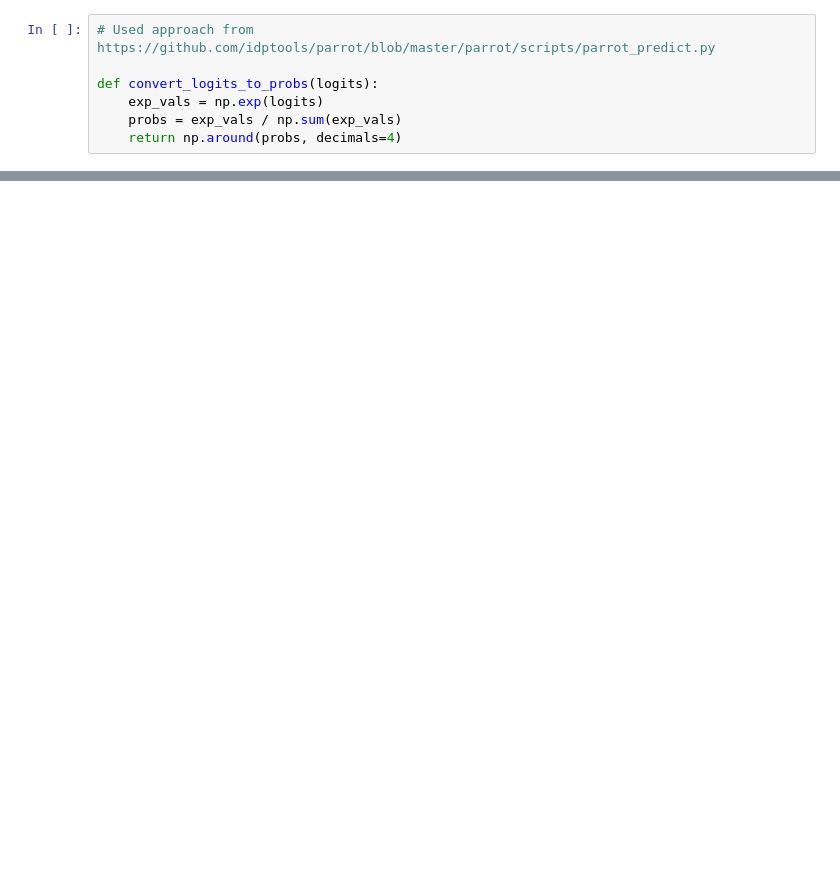
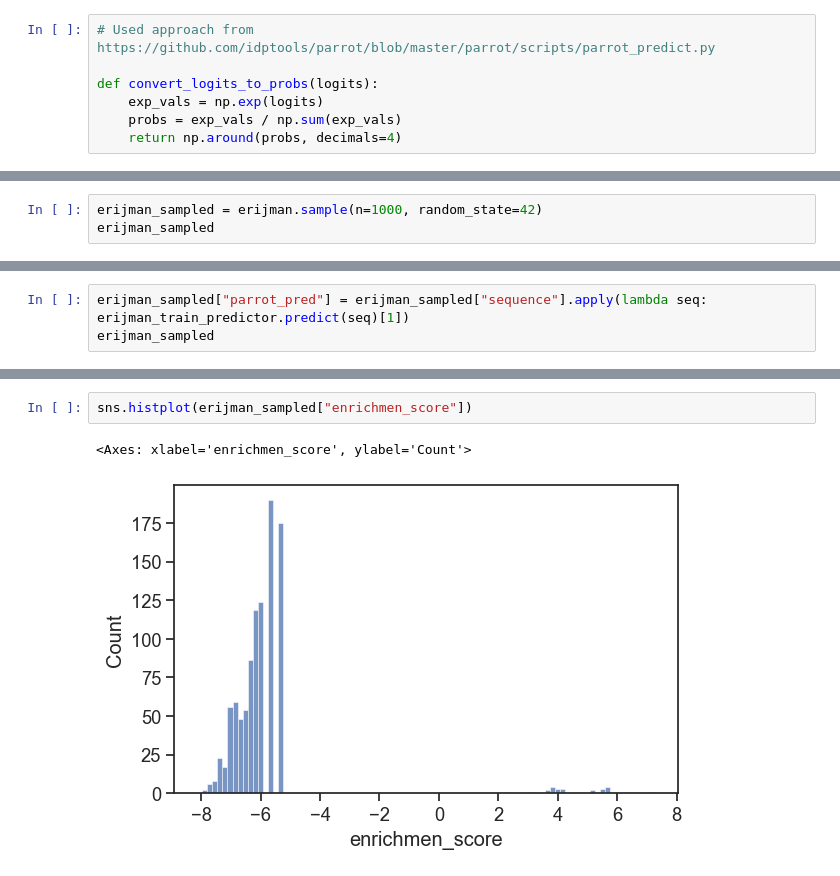
Before and after one commit to sanjanakotha/consensus_AD_predictor, a Jupyter notebook: notebooks/PARROT AD Predictor.ipynb, the cells around one changed output, grey strips where cells are left out. Saved outputs shown, nothing was run; the diff lists cells and outputs as text; blank space fills up the shorter version.

```diff
--- a/notebooks/PARROT AD Predictor.ipynb
+++ b/notebooks/PARROT AD Predictor.ipynb
@@ -62,0 +95,3 @@ ax.set_xlabel("Tile");
+# %%
+erijman_sampled = erijman.sample(n=1000, random_state=42)
+erijman_sampled
@@ -62,0 +135,3 @@ ax.set_xlabel("Tile");
+# %%
+erijman_sampled["parrot_pred"] = erijman_sampled["sequence"].apply(lambda seq: erijman_train_predictor.predict(seq)[1])
+erijman_sampled
@@ -62,0 +169,5 @@ ax.set_xlabel("Tile");
+# %%
+sns.histplot(erijman_sampled["enrichmen_score"])
+# %% [output]
+<Axes: xlabel='enrichmen_score', ylabel='Count'>
+[figure, added]
```
Also changed, not shown: parts of 27 cells of this notebook, 36 other files.
